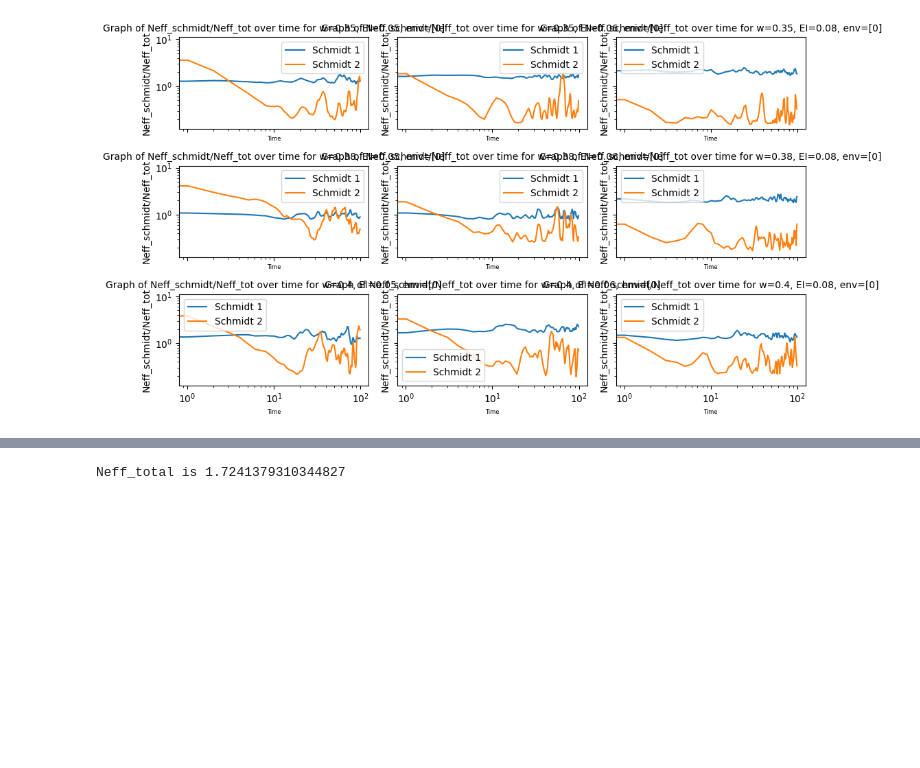
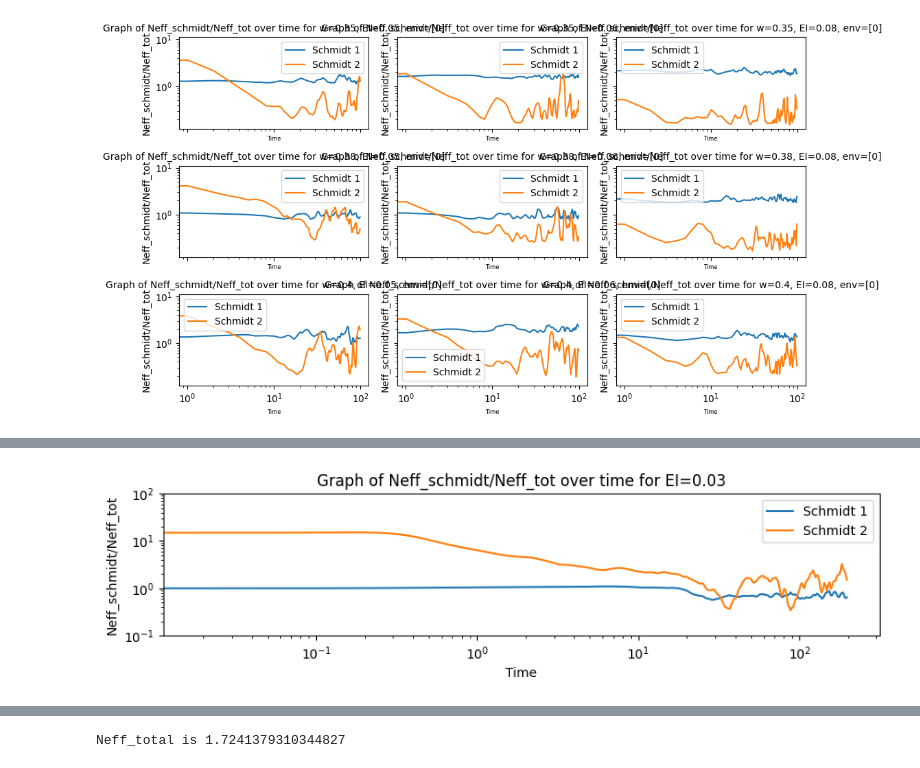
Before and after one commit to MarinAndreGirard/Quantum_Branching, a Jupyter notebook: Neff_study.ipynb, the cells around one changed output, grey strips where cells are left out. Saved outputs shown, nothing was run; the diff lists cells and outputs as text; code cells hidden in the pictures; blank space fills up the shorter version.

```diff
--- a/Neff_study.ipynb
+++ b/Neff_study.ipynb
@@ -285,3 +349,9 @@ plot_Neff_schmidt_Neff_tot(H_total,result,tlist,Int_strength)
+# %%
+
+result, tlist, H_q, H_system_2, H_system_1_ext, H_system_2_ext, H_interaction, H_total, ket_0, ket_1, initial_state_system_2 = generate_result_more(d1,d2,w, E_spacing, Int_strength, tmax, ind_nb,1,4,6)
+plot_Neff_schmidt_Neff_tot(H_total,result,tlist,Int_strength)
+# %% [output]
+[figure, added]
 # %%
 #using this cell just to test the function Neff
 
```
Also changed, not shown: parts of 11 cells of this notebook, 12 other files.
